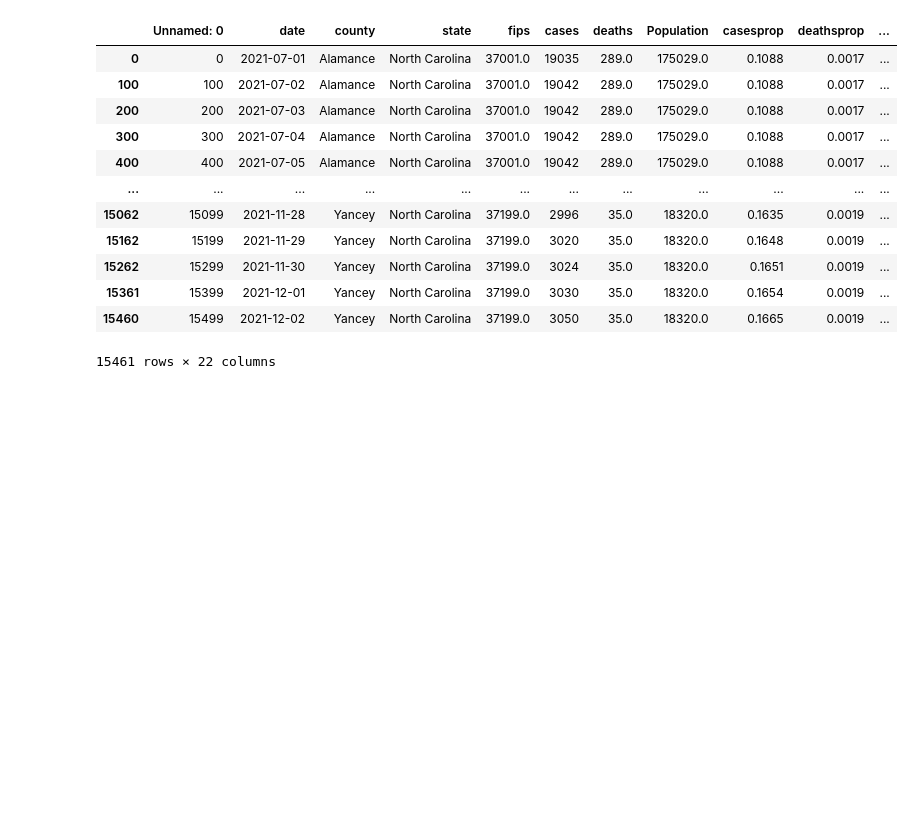
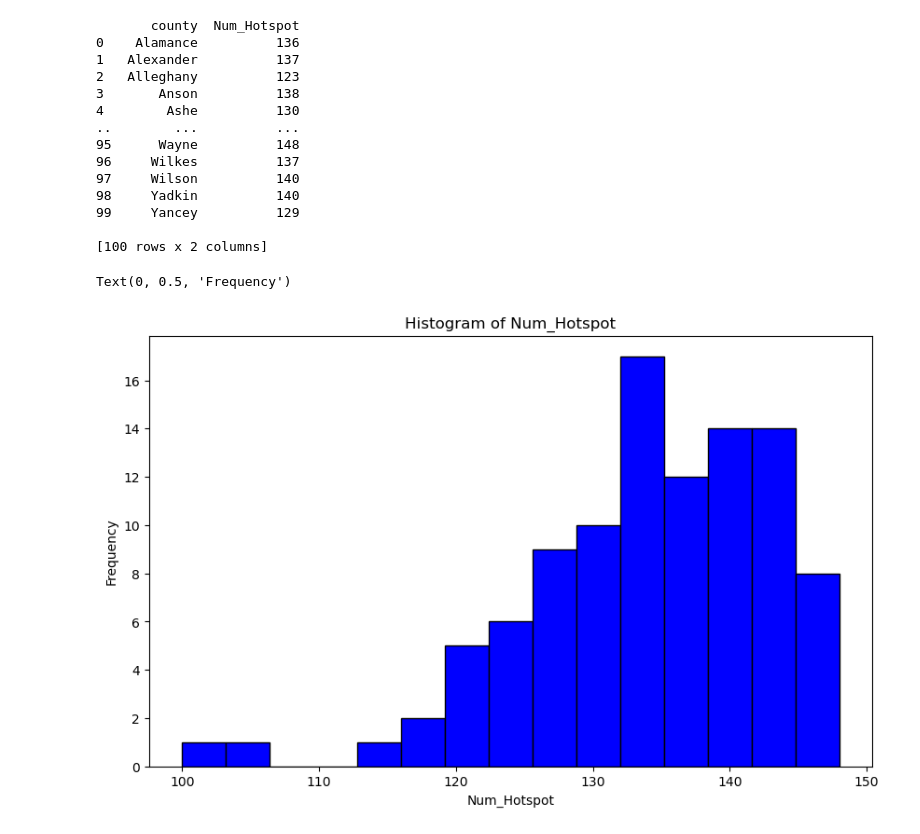
Before and after one commit to ecthompsoncodes/FDS-Epi-Project, a Jupyter notebook: Data for Analysis.ipynb, the cells around one changed output. Cells and saved outputs as stored; diff of their text form; code cells hidden in the pictures; blank space fills up the shorter version.

```diff
--- a/Data for Analysis.ipynb
+++ b/Data for Analysis.ipynb
@@ -16,18 +28,29 @@ data.sort_values(by=['county', 'date'], inplace=True)
 
 # Shift the 'Hotspot' column by 14 days to create a new column indicating hotspot status in two weeks
 data['Hotspot_in_2_weeks'] = data.groupby('county')['Hotspot'].shift(-14)
-data
+data_grouped = data.groupby('county')['Hotspot'].sum().reset_index(name='Num_Hotspot')
+print(data_grouped)
 # %% [output]
-|  | Unnamed: 0 | date | county | state | fips | cases | deaths | Population | casesprop | deathsprop | ... |
-| 0 | 0 | 2021-07-01 | Alamance | North Carolina | 37001.0 | 19035 | 289.0 | 175029.0 | 0.1088 | 0.0017 | ... |
-| 100 | 100 | 2021-07-02 | Alamance | North Carolina | 37001.0 | 19042 | 289.0 | 175029.0 | 0.1088 | 0.0017 | ... |
-| 200 | 200 | 2021-07-03 | Alamance | North Carolina | 37001.0 | 19042 | 289.0 | 175029.0 | 0.1088 | 0.0017 | ... |
-| 300 | 300 | 2021-07-04 | Alamance | North Carolina | 37001.0 | 19042 | 289.0 | 175029.0 | 0.1088 | 0.0017 | ... |
-| 400 | 400 | 2021-07-05 | Alamance | North Carolina | 37001.0 | 19042 | 289.0 | 175029.0 | 0.1088 | 0.0017 | ... |
-| ... | ... | ... | ... | ... | ... | ... | ... | ... | ... | ... | ... |
-| 15062 | 15099 | 2021-11-28 | Yancey | North Carolina | 37199.0 | 2996 | 35.0 | 18320.0 | 0.1635 | 0.0019 | ... |
-| 15162 | 15199 | 2021-11-29 | Yancey | North Carolina | 37199.0 | 3020 | 35.0 | 18320.0 | 0.1648 | 0.0019 | ... |
-| 15262 | 15299 | 2021-11-30 | Yancey | North Carolina | 37199.0 | 3024 | 35.0 | 18320.0 | 0.1651 | 0.0019 | ... |
-| 15361 | 15399 | 2021-12-01 | Yancey | North Carolina | 37199.0 | 3030 | 35.0 | 18320.0 | 0.1654 | 0.0019 | ... |
-| 15460 | 15499 | 2021-12-02 | Yancey | North Carolina | 37199.0 | 3050 | 35.0 | 18320.0 | 0.1665 | 0.0019 | ... |
-15461 rows × 22 columns
+       county  Num_Hotspot
+0    Alamance          136
+1   Alexander          137
+2   Alleghany          123
+3       Anson          138
+4        Ashe          130
+..        ...          ...
+95      Wayne          148
+96     Wilkes          137
+97     Wilson          140
+98     Yadkin          140
+99     Yancey          129
+
+[100 rows x 2 columns]
+# %%
+plt.figure(figsize=(10, 6))  # Set the figure size (optional)
+plt.hist(data_grouped['Num_Hotspot'], bins=15, color='blue', edgecolor='black')  # Plot histogram
+plt.title('Histogram of Num_Hotspot')  # Add a title
+plt.xlabel('Num_Hotspot')  # Label for the X-axis
+plt.ylabel('Frequency')
+# %% [output]
+Text(0, 0.5, 'Frequency')
+[figure, added]
```
Also changed, not shown: parts of 7 cells of this notebook, 3 other files.
